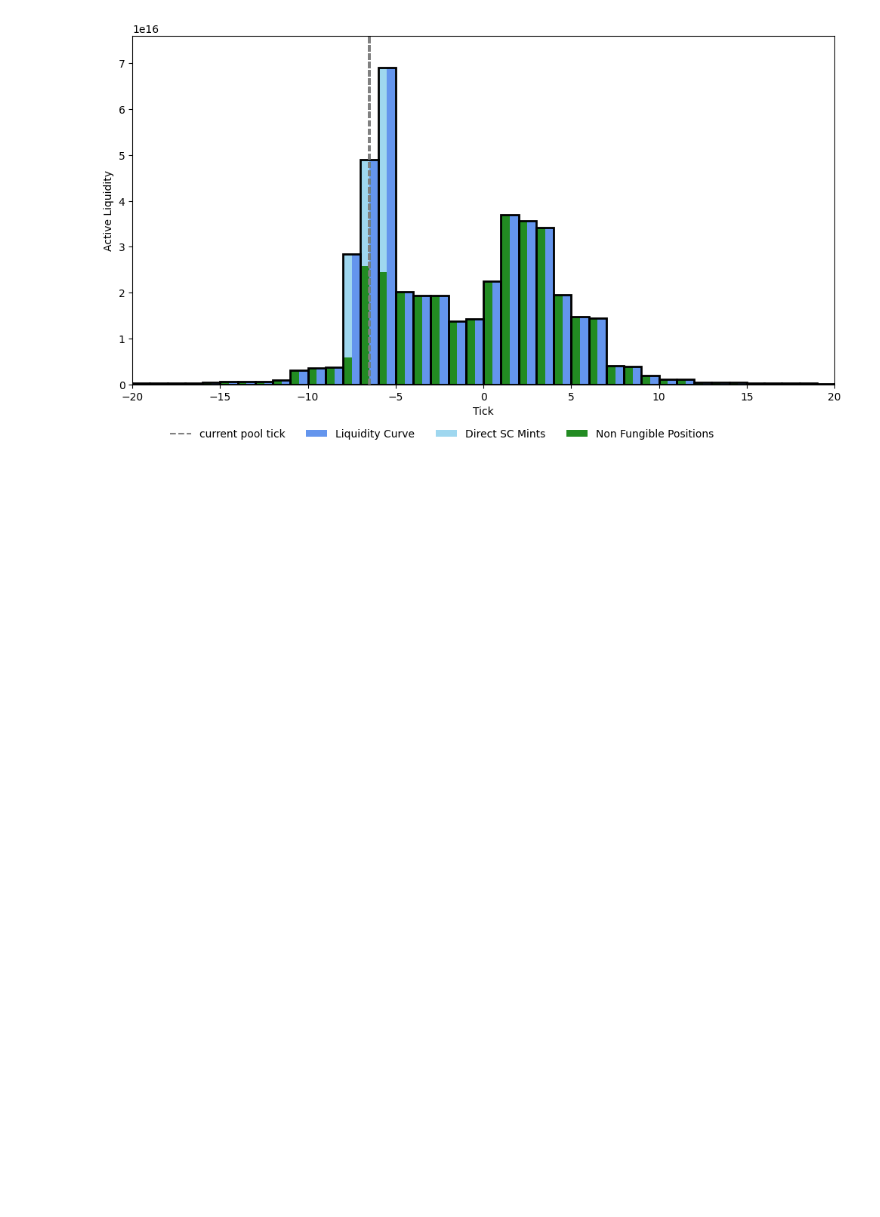
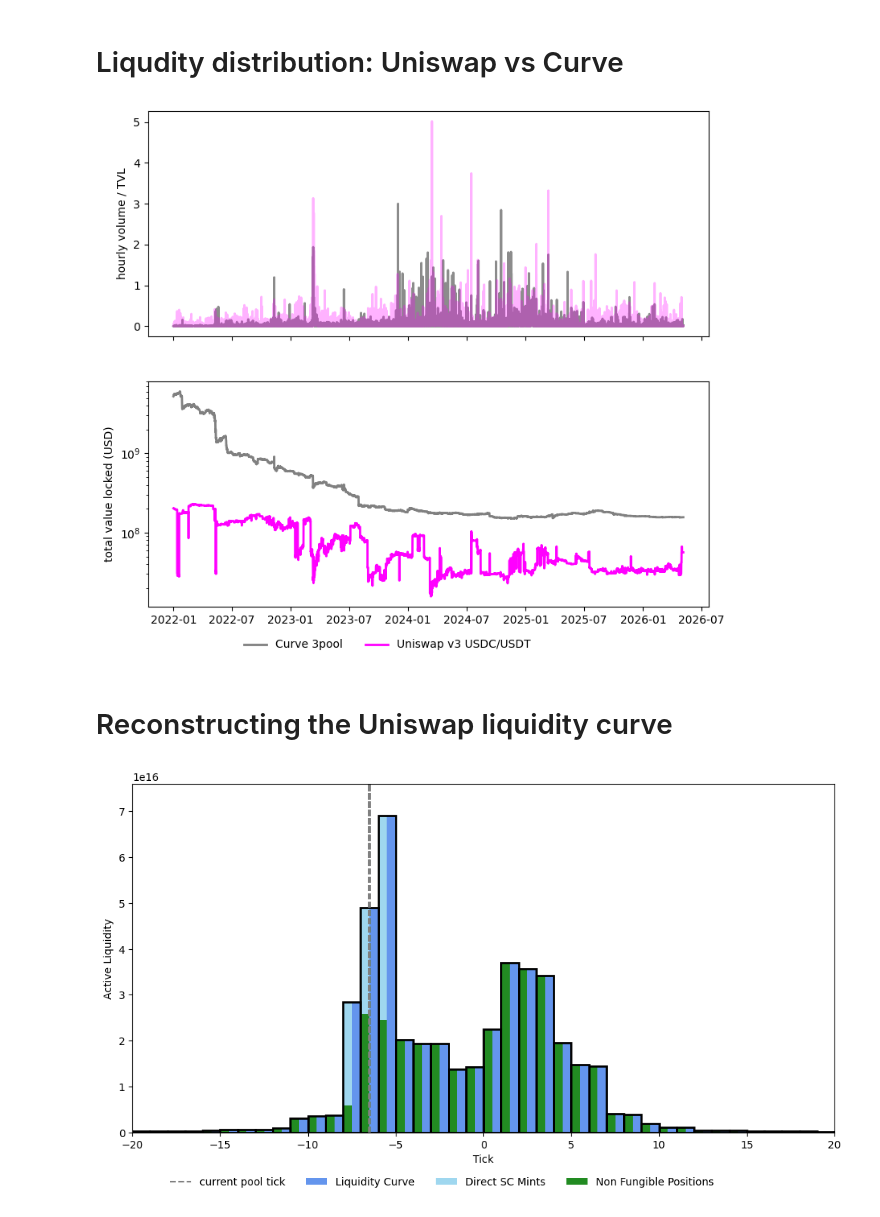
Before and after one commit to QuantLet/onchain-insights, a Jupyter notebook: 4. Stablecoin liquidity ownership/code.ipynb, the cells around one changed output. Cells and saved outputs as stored; diff of their text form; code cells hidden in the pictures; blank space fills up the shorter version.

```diff
--- a/4. Stablecoin liquidity ownership/code.ipynb
+++ b/4. Stablecoin liquidity ownership/code.ipynb
@@ -5,6 +5,28 @@ import os
 from datetime import timedelta
 import numpy as np
 from utils import build_hourly_position_snapshots, liquidity_curve_on_ticks, build_hourly_lp_features, plot_missing_liquidity, compute_jit_liquidity, _prepare_non_nfpm_events, _prepare_hourly_blocks
+# %% [markdown]
+# Liqudity distribution: Uniswap vs Curve
+# %%
+uni = pd.read_parquet('USDC_USDT_hourly_metrics.parquet').query('feeTier == 100')
+crv = pd.read_parquet('curve_3pool_hourly.parquet')
+# %%
+fig, (ax1, ax2) = plt.subplots(2,1, figsize=(9,8), sharex=True)
+crv = crv[crv.index >= '2022-01-01']
+ax1.plot(crv['hourlyVolumeUSD'] / crv['totalValueLockedUSD'], label = 'Curve 3pool', color = 'grey', alpha = 0.9, lw = 2)
+ax1.plot(uni.datetime, uni['net_amountUSD']/uni['tvlUSD'], color ='magenta', label = 'Uniswap v3 USDC/USDT', alpha = 0.3, lw = 2)
+ax2.plot(crv['totalValueLockedUSD'], label = 'Curve 3pool', color = 'grey', lw = 2)
+ax2.plot(uni.datetime, uni['tvlUSD'], label = 'Uniswap v3 USDC/USDT', color = 'magenta', lw = 2)
+# ax1.legend(frameon = False, ncols = 2, bbox_to_anchor = (0.8,-0.1))
+ax1.set_ylabel('hourly volume / TVL')
+ax2.set_ylabel('total value locked (USD)')
+ax2.set_yscale('log')
+ax2.legend(frameon = False, ncols = 2, bbox_to_anchor = (0.7,-0.1))
+plt.savefig('3pool_uniswap_volume_tvl', transparent = True, dpi = 200, bbox_inches = 'tight')
+# %% [output]
+[figure, added]
+# %% [markdown]
+# Reconstructing the Uniswap liquidity curve
 # %%
 hourly_blocks = pd.read_parquet('hourly_blocks.parquet')
 df = pd.read_parquet('hourly_non_nfpm_mint_burn_events_full.parquet')
```
Also changed, not shown: parts of 12 cells of this notebook, 6 other files.
